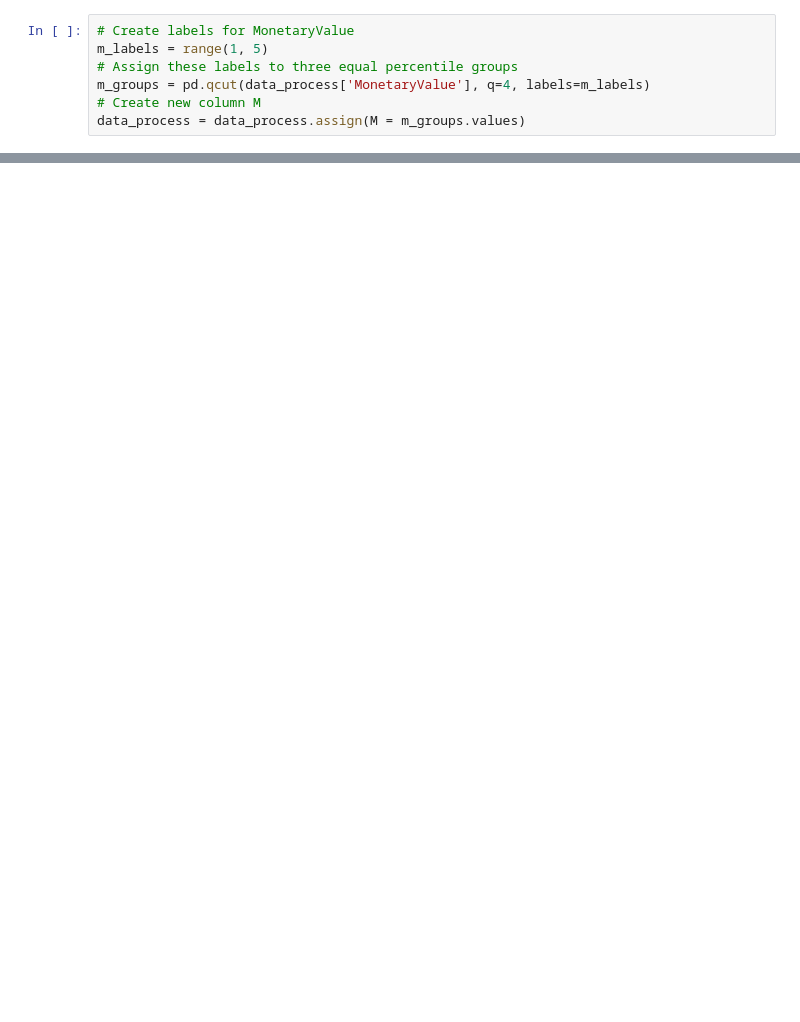
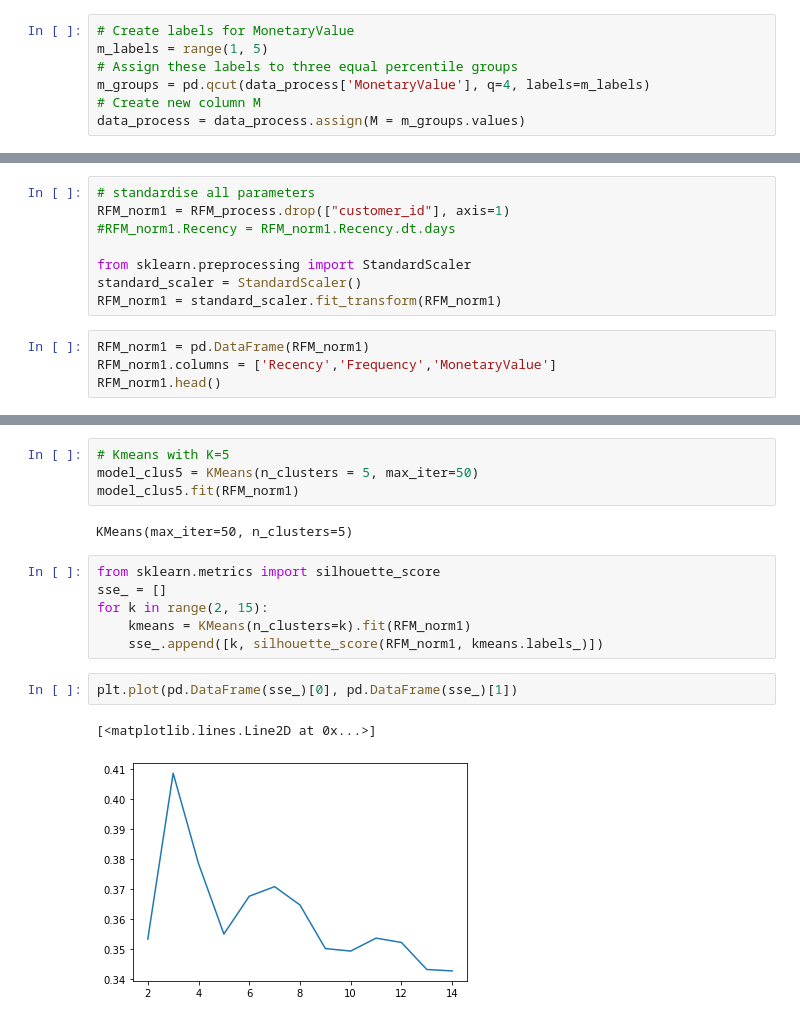
Before and after one commit to aleksmukhin/olist-orders, a Jupyter notebook: olist-orders.ipynb, the cells around one changed output, grey strips where cells are left out. Drawn from its saved outputs; the diff is of its cells as text; blank space fills up the shorter version.

```diff
--- a/olist-orders.ipynb
+++ b/olist-orders.ipynb
@@ -880,0 +1086,12 @@ plt.show()
+# %%
+# standardise all parameters
+RFM_norm1 = RFM_process.drop(["customer_id"], axis=1)
+#RFM_norm1.Recency = RFM_norm1.Recency.dt.days
+
+from sklearn.preprocessing import StandardScaler
+standard_scaler = StandardScaler()
+RFM_norm1 = standard_scaler.fit_transform(RFM_norm1)
+# %%
+RFM_norm1 = pd.DataFrame(RFM_norm1)
+RFM_norm1.columns = ['Recency','Frequency','MonetaryValue']
+RFM_norm1.head()
@@ -880,0 +1105,17 @@ plt.show()
+# %%
+# Kmeans with K=5
+model_clus5 = KMeans(n_clusters = 5, max_iter=50)
+model_clus5.fit(RFM_norm1)
+# %% [output]
+KMeans(max_iter=50, n_clusters=5)
+# %%
+from sklearn.metrics import silhouette_score
+sse_ = []
+for k in range(2, 15):
+    kmeans = KMeans(n_clusters=k).fit(RFM_norm1)
+    sse_.append([k, silhouette_score(RFM_norm1, kmeans.labels_)])
+# %%
+plt.plot(pd.DataFrame(sse_)[0], pd.DataFrame(sse_)[1])
+# %% [output]
+[<matplotlib.lines.Line2D at 0x...>]
+[figure, added]
```
Also changed, not shown: parts of 43 cells of this notebook, 7 other files.
